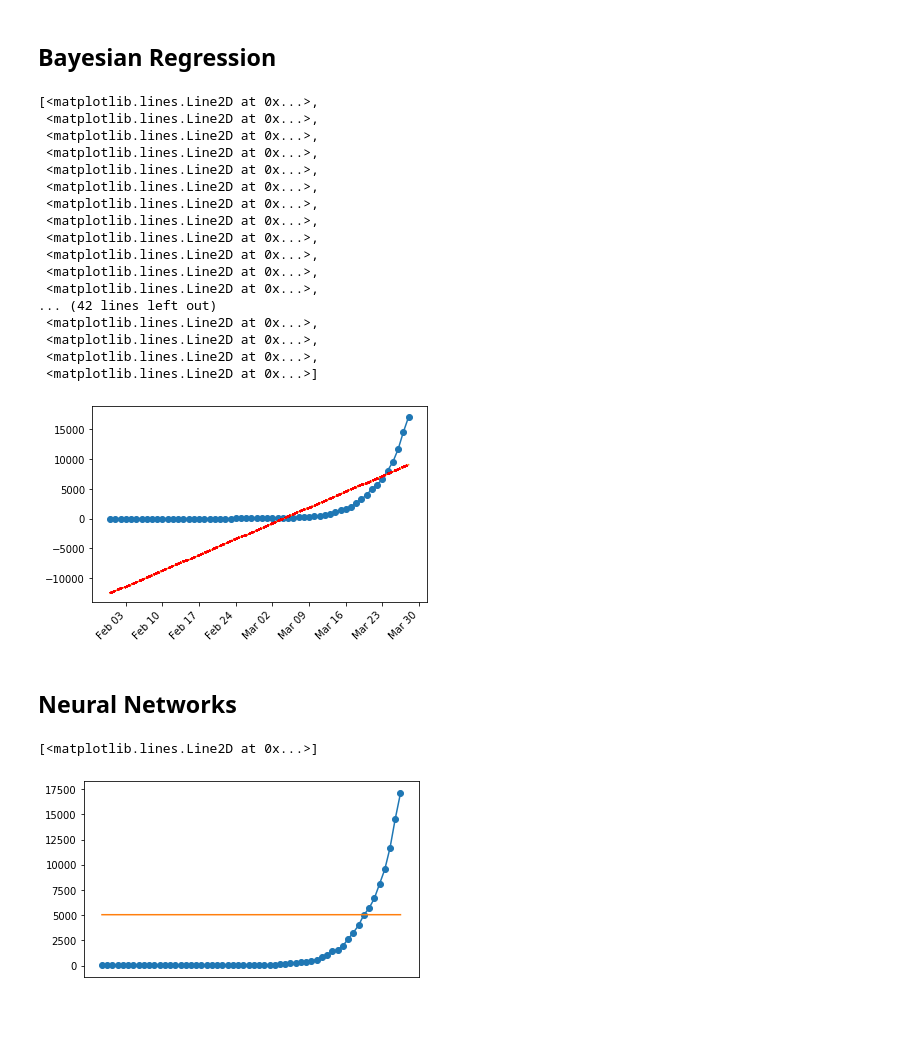
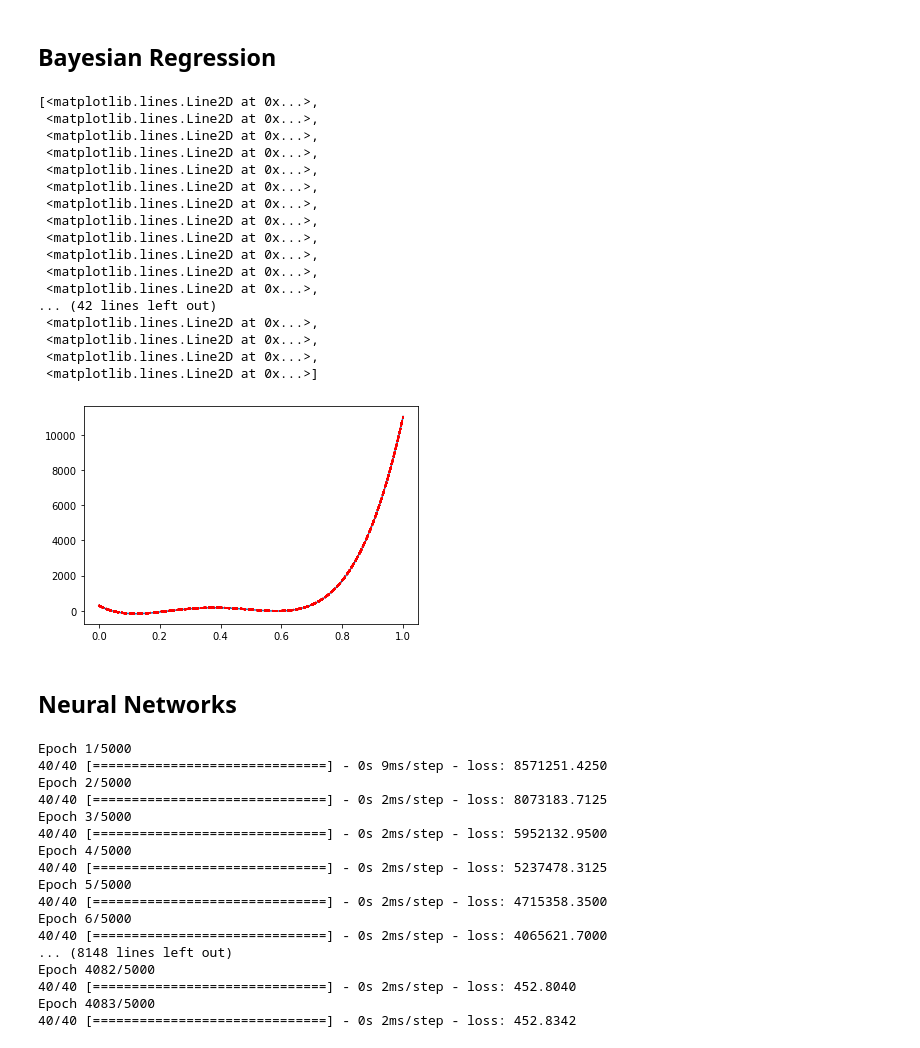
Before and after one commit to ashBabu/Machine-Learning, a Jupyter notebook: Covid-19.ipynb, the cells around one changed output. Drawn from its saved outputs; the diff is of its cells as text; code cells hidden in the pictures; blank space fills up the shorter version.

```diff
--- a/Covid-19.ipynb
+++ b/Covid-19.ipynb
@@ -61,3 +62,7 @@ df.head()
 # %%
 df['Date'] = pd.to_datetime(df['Date'], infer_datetime_format=True)
 df.set_index('Date', inplace=True)
+
+uni_data = df['Cumulative Cases'].dropna()
+uni_data.index = df.index.dropna()
+uni_data.head()
@@ -110,11 +140,28 @@ date_index = df.index.map(dt.toordinal)
 # %%
-start_date, end_date = '2020-02-25', '2020-03-28'
+start_date, end_date = '2020-02-05', '2020-03-26'
 dates = pd.date_range(start_date, end_date)  # date range as index
 date_index = dates.map(dt.toordinal)
 
-full_dates = df.index.map(dt.toordinal)
+scaler = MinMaxScaler()
+full_dates = uni_data.index.map(dt.toordinal)
+full_dates = full_dates.to_numpy().reshape(-1, 1)
+full_dates = scaler.fit_transform(full_dates)
 
 X_tran = date_index.to_numpy().reshape(-1, 1)
 y_train = df.loc[start_date:end_date, ['Cumulative Cases']]
+
+# from sklearn import preprocessing
+X_tran = scaler.fit_transform(X_tran)
+# y_train = scaler.fit_transform(y_train)
+
+
+plt.subplot(221)
+plt.plot(X_tran, y_train)
+plt.subplot(222)
+plt.plot(full_dates)
+plt.subplot(223)
+plt.plot(X_tran)
+
+
 # X_tet = X_test.to_numpy().reshape(-1, 1)
 # x_train = df.loc[start_date:end_date, ['Cumulative Cases']]
@@ -130,6 +177,0 @@ y_train = df.loc[start_date:end_date, ['Cumulative Cases']]
-# %%
-model_LR = LinearRegression() #create linear regression object
-model_LR.fit(X_tran, y_train) #train model on train data
-model_LR.score(X_tran, y_train) #check score
-y_pred = model_LR.predict(full_dates.to_numpy().reshape(-1, 1))
-model_LR.coef_, model_LR.intercept_
@@ -158,7 +183,7 @@ degree, sigma, regLambda = 4, 25, 10**-8
 beta, sigmaBeta = getBayesianBetaForPolynomialFit(X_tran,y_train, degree, sigma, regLambda)
 
 # compute predictive mean
-x_test = full_dates.to_numpy()
+x_test = full_dates
 X_test = getPolynomialDataMatrix(x_test, degree)
 y_pred = X_test.dot(beta)
 
@@ -167,49 +192,60 @@ y_sigma = np.zeros((X_test.shape[0]))
 for i in range(X_test.shape[0]):
     y_sigma[i] = sigma + X_test[i,:].dot(sigmaBeta.dot(X_test[i,:].T))
 # %%
-ax = plotData(df, 'Cumulative Cases', axisLocator='month')
-ax.plot(df.index, y_pred)
+plt.plot(x_test, y_pred)
 # ax.plot(x_test,y_pred, 'r')
-ax.plot(df.index, y_pred + 2 * np.sqrt(y_sigma), 'r--')
-ax.plot(df.index, y_pred - 2 * np.sqrt(y_sigma), 'r--')
+plt.plot(x_test, y_pred + 2 * np.sqrt(y_sigma), 'r--')
+plt.plot(x_test, y_pred - 2 * np.sqrt(y_sigma), 'r--')
 # %% [output]
 [<matplotlib.lines.Line2D at 0x...>,
  <matplotlib.lines.Line2D at 0x...>,
  <matplotlib.lines.Line2D at 0x...>,
  <matplotlib.lines.Line2D at 0x...>,
  <matplotlib.lines.Line2D at 0x...>,
  <matplotlib.lines.Line2D at 0x...>,
  <matplotlib.lines.Line2D at 0x...>,
  <matplotlib.lines.Line2D at 0x...>,
  <matplotlib.lines.Line2D at 0x...>,
  <matplotlib.lines.Line2D at 0x...>,
  <matplotlib.lines.Line2D at 0x...>,
  <matplotlib.lines.Line2D at 0x...>,
 ... (42 lines left out)
  <matplotlib.lines.Line2D at 0x...>,
  <matplotlib.lines.Line2D at 0x...>,
  <matplotlib.lines.Line2D at 0x...>,
  <matplotlib.lines.Line2D at 0x...>]
-[figure, old version]
+[figure, new version]
 # %% [markdown]
 ## Neural Networks
 # %%
 import tensorflow as tf  # library for machine learning
 model = tf.keras.Sequential([
-                            tf.keras.layers.Dense(input_shape=[1], units=40),
-                            tf.keras.layers.Dense(units=60),
-                            tf.keras.layers.Dense(units=60), tf.keras.layers.Dense(units=60),
-                            tf.keras.layers.Dense(units=60),
+                            tf.keras.layers.Dense(input_shape=[1], units=100, activation='relu'),
+                            tf.keras.layers.Dense(units=100, activation='relu'),
+                            tf.keras.layers.Dense(units=100, activation='relu'),
+                            tf.keras.layers.Dense(units=100, activation='relu'),
                             tf.keras.layers.Dense(units=1)
                             ])
 # model.compile(optimizer='sgd', loss='mean_squared_error')
 model.compile(optimizer='Adam', loss='mean_squared_error')
 # model.compile(optimizer = 'adam', loss = 'sparse_categorical_crossentropy')
-model.fit(X_tran, np.ravel(y_train), epochs=100, verbose=0)  # Find out the parameters
-prediction = model.predict([full_dates.to_numpy()])  # Predict the value of a 7 bedroom house
-# print(prediction)
-ax = plotData(df, 'Cumulative Cases', axisLocator='month')
-ax.plot(df.index, prediction)
+model.fit(X_tran, np.ravel(y_train), epochs=500, steps_per_epoch=40,
+                      verbose=1)  # Find out the parameters
 # %% [output]
-[<matplotlib.lines.Line2D at 0x...>]
+Epoch 1/5000
+40/40 [==============================] - 0s 9ms/step - loss: 8571251.4250
+Epoch 2/5000
+40/40 [==============================] - 0s 2ms/step - loss: 8073183.7125
+Epoch 3/5000
+40/40 [==============================] - 0s 2ms/step - loss: 5952132.9500
+Epoch 4/5000
+40/40 [==============================] - 0s 2ms/step - loss: 5237478.3125
+Epoch 5/5000
+40/40 [==============================] - 0s 2ms/step - loss: 4715358.3500
+Epoch 6/5000
+40/40 [==============================] - 0s 2ms/step - loss: 4065621.7000
+... (8148 lines left out)
+Epoch 4082/5000
+40/40 [==============================] - 0s 2ms/step - loss: 452.8040
+Epoch 4083/5000
+40/40 [==============================] - 0s 2ms/step - loss: 452.8342
-[figure, removed]
```
Also changed, not shown: parts of 11 cells of this notebook.
